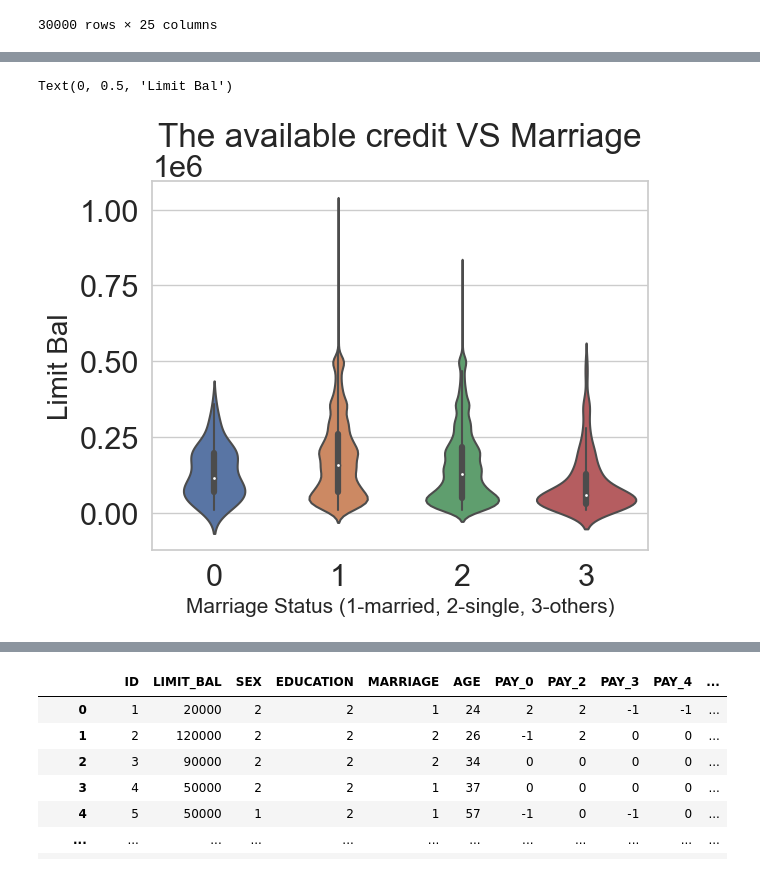
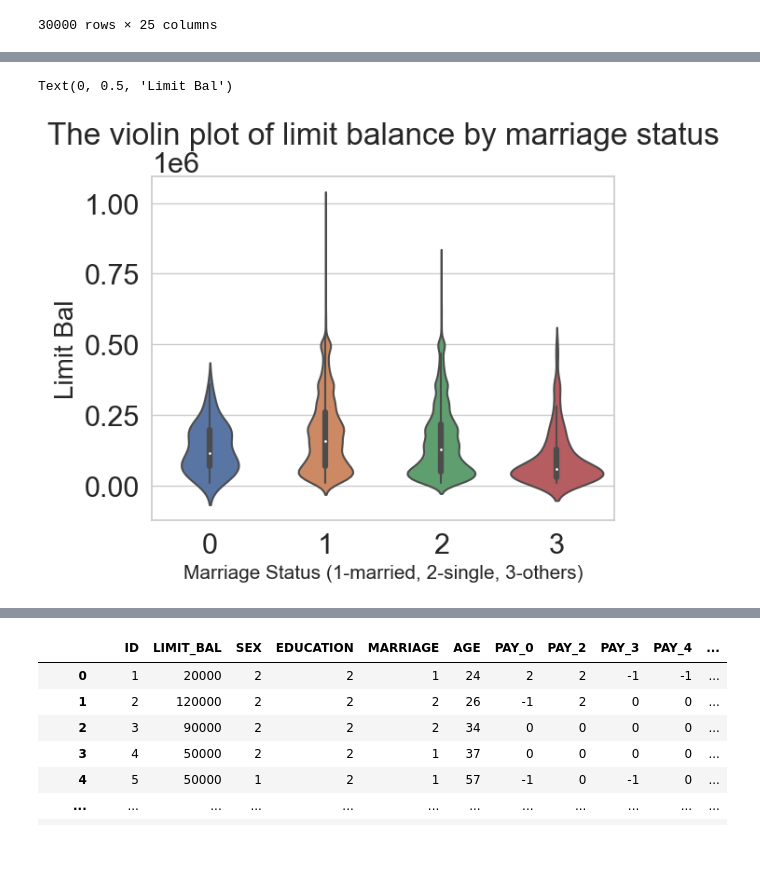
Before and after one commit to ubco-W2022T2-data301/project-group-group27, a Jupyter notebook: analysis/analysis_Betty.ipynb, the cells around one changed output, grey strips where cells are left out. Drawn from its saved outputs; the diff is of its cells as text; code cells hidden in the pictures.

```diff
--- a/analysis/analysis_Betty.ipynb
+++ b/analysis/analysis_Betty.ipynb
@@ -259,10 +267,10 @@ Text(0, 0.5, 'Limit Bal')
 # %%
 limit_mar = sns.violinplot(data = df_cleaned, x = 'MARRIAGE', y = 'LIMIT_BAL')
-limit_mar.set(title = 'The available credit VS Marriage')
+limit_mar.set(title = 'The violin plot of limit balance by marriage status')
 limit_mar.set(xlabel = None)
 limit_mar.set(ylabel = None)
 plt.xlabel('Marriage Status (1-married, 2-single, 3-others)', fontsize = '15')
 plt.ylabel('Limit Bal', fontsize = '20')
 # %% [output]
 Text(0, 0.5, 'Limit Bal')
-[figure, old version]
+[figure, new version]
```
Also changed, not shown: parts of 16 cells of this notebook, 1 other file.
